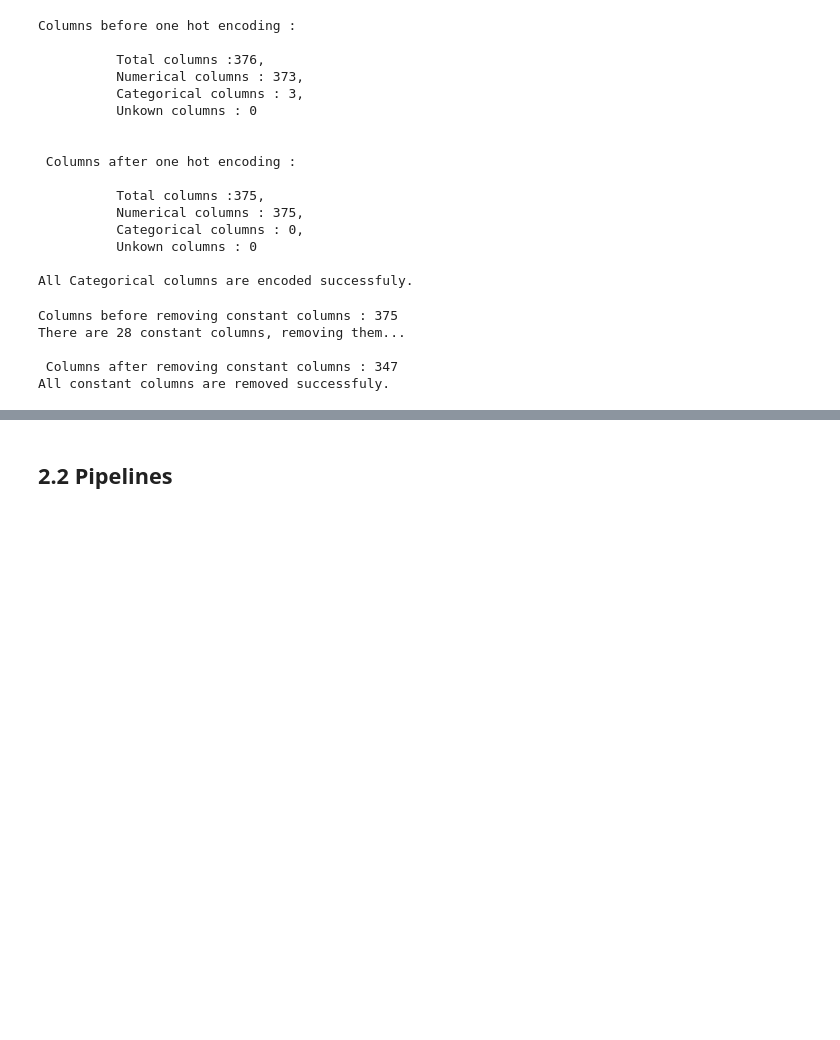
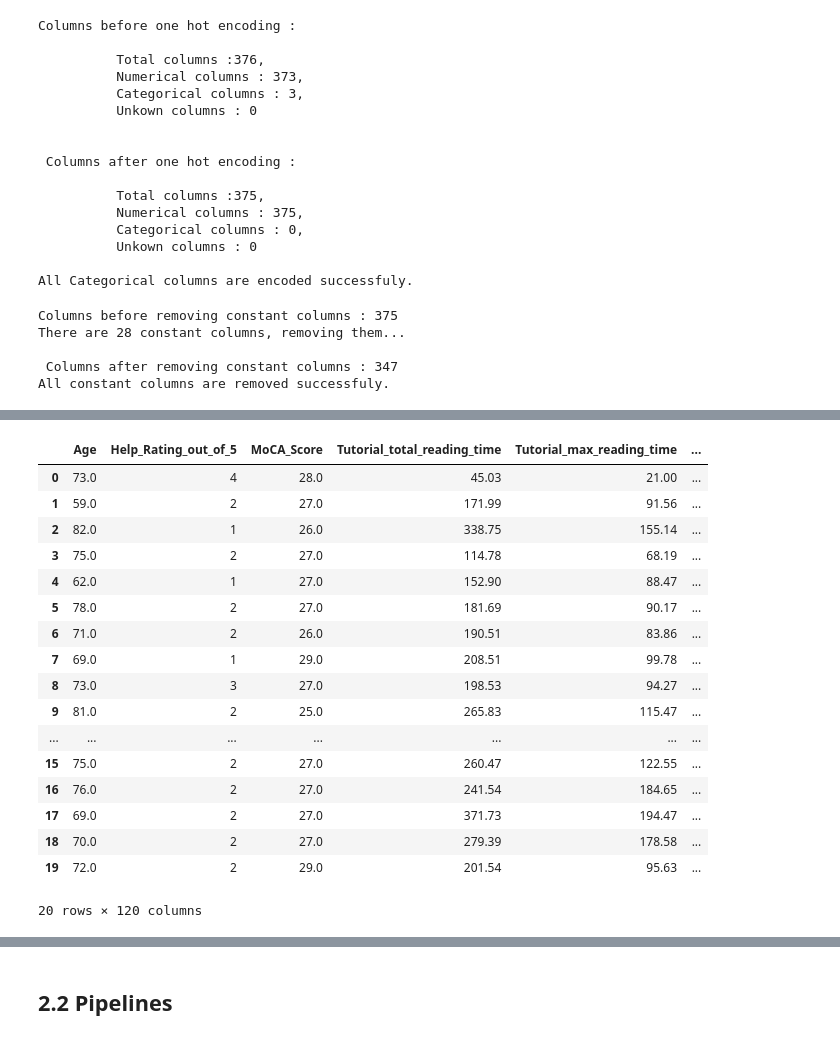
Before and after one commit to sana-mirahsani/detection_AD_with_VR_data, a Jupyter notebook: src/notebooks/2.Data_preprocessing.ipynb, the cells around one changed output, grey strips where cells are left out. Drawn from its saved outputs; the diff is of its cells as text; code cells hidden in the pictures; blank space fills up the shorter version.

```diff
--- a/src/notebooks/2.Data_preprocessing.ipynb
+++ b/src/notebooks/2.Data_preprocessing.ipynb
@@ -107,3 +118,24 @@ Number of columns after removing 107
+# %%
+df_cleaning.head(50)
+# %% [output]
+|  | Age | Help_Rating_out_of_5 | MoCA_Score | Tutorial_total_reading_time | Tutorial_max_reading_time | ... |
+| 0 | 73.0 | 4 | 28.0 | 45.03 | 21.00 | ... |
+| 1 | 59.0 | 2 | 27.0 | 171.99 | 91.56 | ... |
+| 2 | 82.0 | 1 | 26.0 | 338.75 | 155.14 | ... |
+| 3 | 75.0 | 2 | 27.0 | 114.78 | 68.19 | ... |
+| 4 | 62.0 | 1 | 27.0 | 152.90 | 88.47 | ... |
+| 5 | 78.0 | 2 | 27.0 | 181.69 | 90.17 | ... |
+| 6 | 71.0 | 2 | 26.0 | 190.51 | 83.86 | ... |
+| 7 | 69.0 | 1 | 29.0 | 208.51 | 99.78 | ... |
+| 8 | 73.0 | 3 | 27.0 | 198.53 | 94.27 | ... |
+| 9 | 81.0 | 2 | 25.0 | 265.83 | 115.47 | ... |
+| ... | ... | ... | ... | ... | ... | ... |
+| 15 | 75.0 | 2 | 27.0 | 260.47 | 122.55 | ... |
+| 16 | 76.0 | 2 | 27.0 | 241.54 | 184.65 | ... |
+| 17 | 69.0 | 2 | 27.0 | 371.73 | 194.47 | ... |
+| 18 | 70.0 | 2 | 27.0 | 279.39 | 178.58 | ... |
+| 19 | 72.0 | 2 | 29.0 | 201.54 | 95.63 | ... |
+20 rows × 120 columns
 # %%
 df_cleaning.head()
 # %% [output]
```
Also changed, not shown: parts of 12 cells of this notebook.
